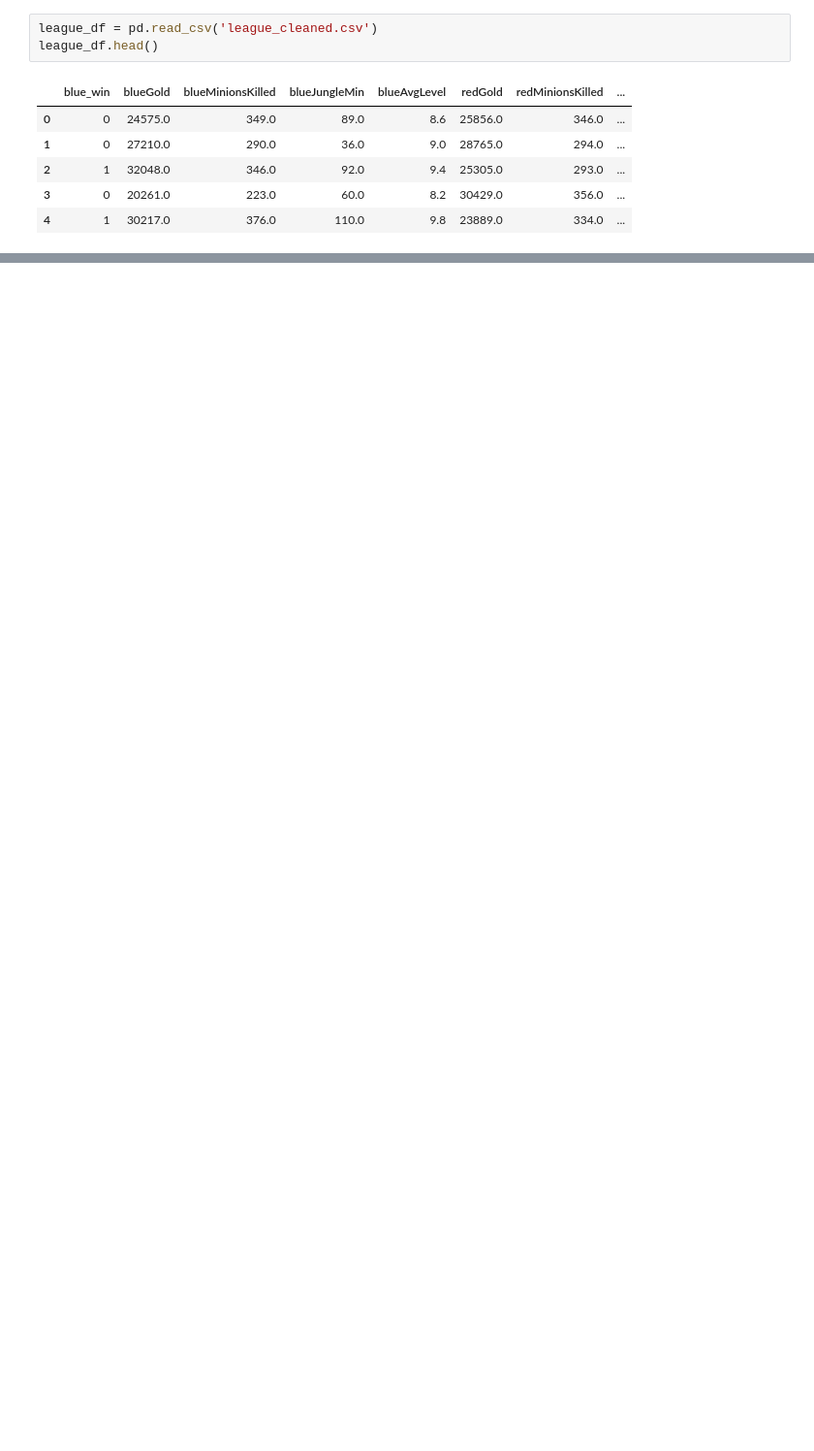
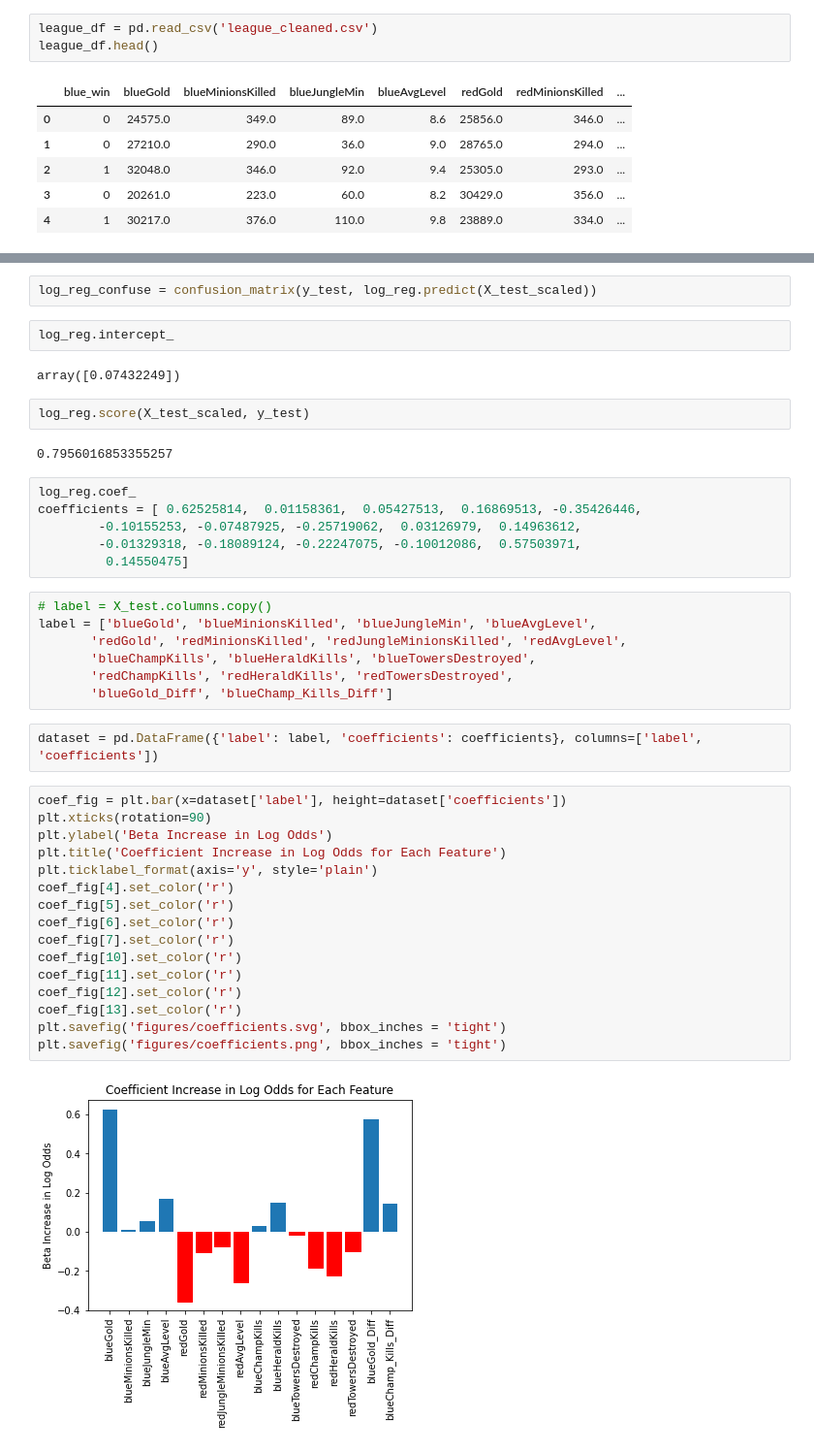
Before and after one commit to ajstake/League_Classification, a Jupyter notebook: League_Model_Building.ipynb, the cells around one changed output, grey strips where cells are left out. Shown: that part at 97% size. Saved outputs shown, nothing was run; the diff lists cells and outputs as text; blank space fills up the shorter version.

Commit message:
Added final figures and presentation

```diff
--- a/League_Model_Building.ipynb
+++ b/League_Model_Building.ipynb
@@ -20,0 +114,43 @@ league_df.head()
+# %%
+log_reg_confuse = confusion_matrix(y_test, log_reg.predict(X_test_scaled))
+# %%
+log_reg.intercept_
+# %% [output]
+array([0.07432249])
+# %%
+log_reg.score(X_test_scaled, y_test)
+# %% [output]
+0.7956016853355257
+# %%
+log_reg.coef_
+coefficients = [ 0.62525814,  0.01158361,  0.05427513,  0.16869513, -0.35426446,
+        -0.10155253, -0.07487925, -0.25719062,  0.03126979,  0.14963612,
+        -0.01329318, -0.18089124, -0.22247075, -0.10012086,  0.57503971,
+         0.14550475]
+# %%
+# label = X_test.columns.copy()
+label = ['blueGold', 'blueMinionsKilled', 'blueJungleMin', 'blueAvgLevel',
+       'redGold', 'redMinionsKilled', 'redJungleMinionsKilled', 'redAvgLevel',
+       'blueChampKills', 'blueHeraldKills', 'blueTowersDestroyed',
+       'redChampKills', 'redHeraldKills', 'redTowersDestroyed',
+       'blueGold_Diff', 'blueChamp_Kills_Diff']
+# %%
+dataset = pd.DataFrame({'label': label, 'coefficients': coefficients}, columns=['label', 'coefficients'])
+# %%
+coef_fig = plt.bar(x=dataset['label'], height=dataset['coefficients'])
+plt.xticks(rotation=90)
+plt.ylabel('Beta Increase in Log Odds')
+plt.title('Coefficient Increase in Log Odds for Each Feature')
+plt.ticklabel_format(axis='y', style='plain')
+coef_fig[4].set_color('r')
+coef_fig[5].set_color('r')
+coef_fig[6].set_color('r')
+coef_fig[7].set_color('r')
+coef_fig[10].set_color('r')
+coef_fig[11].set_color('r')
+coef_fig[12].set_color('r')
+coef_fig[13].set_color('r')
+plt.savefig('figures/coefficients.svg', bbox_inches = 'tight')
+plt.savefig('figures/coefficients.png', bbox_inches = 'tight')
+# %% [output]
+[figure, added]
```
Also changed, not shown: parts of 26 cells of this notebook, 5 other files.
